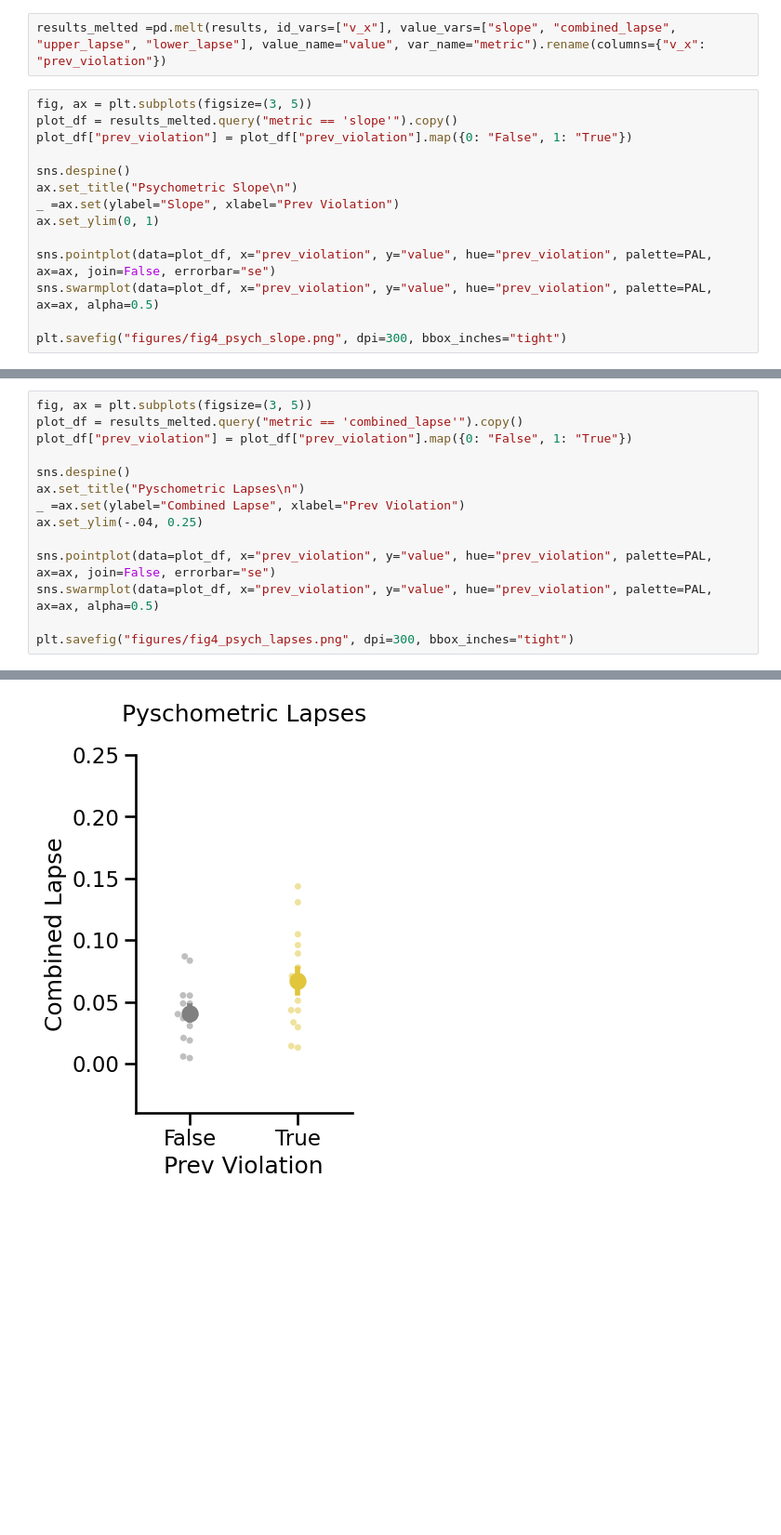
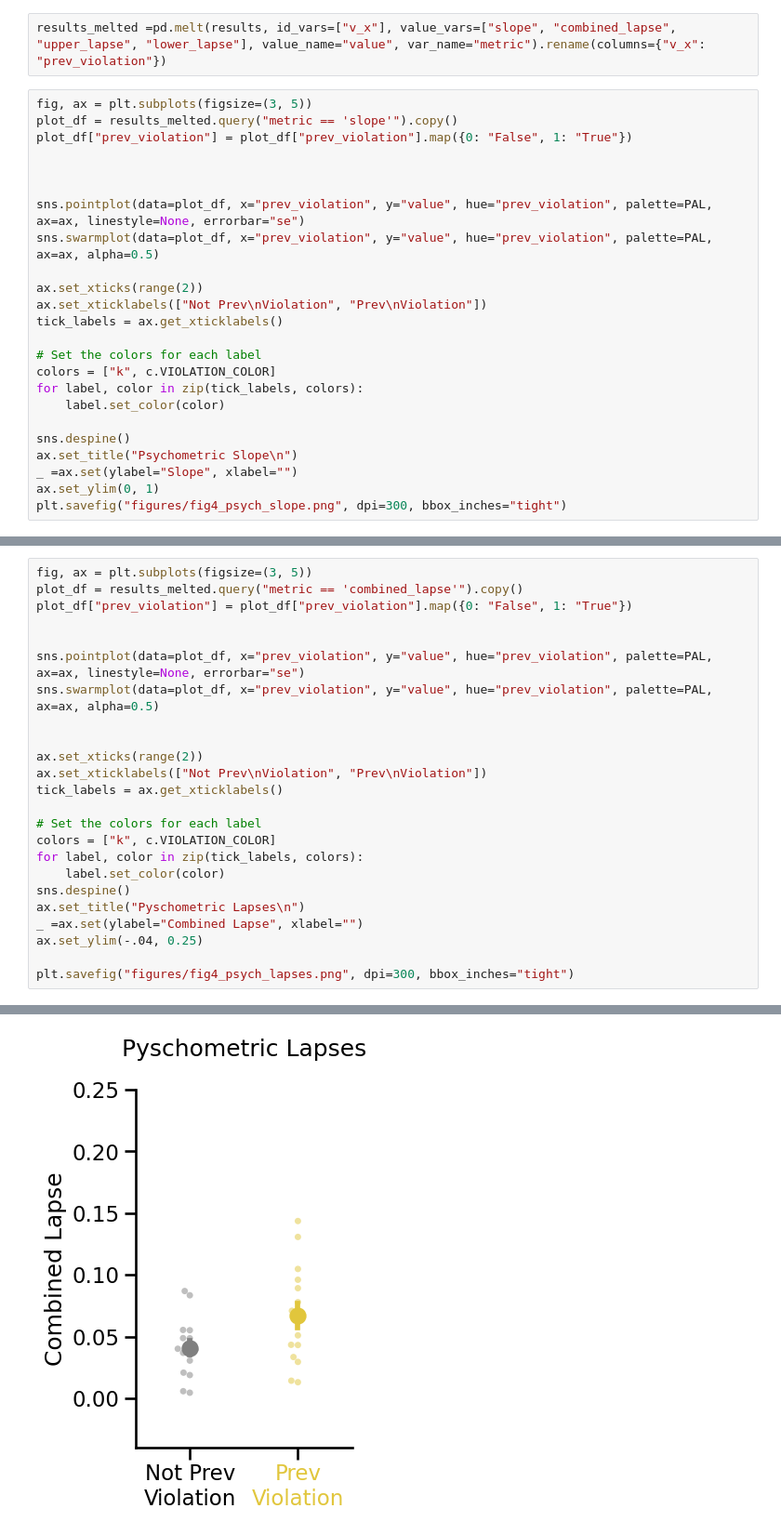
Before and after one commit to jess-breda/violations-multinomial, a Jupyter notebook: notebooks/thesis/@fig4_viol_stim_intrxs_multi.ipynb, the cells around one changed output, grey strips where cells are left out. Shown at 93% size. Drawn from its saved outputs; the diff is of its cells as text; blank space fills up the shorter version.

```diff
--- a/notebooks/thesis/@fig4_viol_stim_intrxs_multi.ipynb
+++ b/notebooks/thesis/@fig4_viol_stim_intrxs_multi.ipynb
@@ -269,13 +284,23 @@ fig, ax = plt.subplots(figsize=(3, 5))
 plot_df = results_melted.query("metric == 'slope'").copy()
 plot_df["prev_violation"] = plot_df["prev_violation"].map({0: "False", 1: "True"})
 
+
+
+sns.pointplot(data=plot_df, x="prev_violation", y="value", hue="prev_violation", palette=PAL, ax=ax, linestyle=None, errorbar="se")
+sns.swarmplot(data=plot_df, x="prev_violation", y="value", hue="prev_violation", palette=PAL, ax=ax, alpha=0.5)
+
+ax.set_xticks(range(2))
+ax.set_xticklabels(["Not Prev\nViolation", "Prev\nViolation"])
+tick_labels = ax.get_xticklabels()
+
+# Set the colors for each label
+colors = ["k", c.VIOLATION_COLOR]
+for label, color in zip(tick_labels, colors):
+    label.set_color(color)
+
 sns.despine()
 ax.set_title("Psychometric Slope\n")
-_ =ax.set(ylabel="Slope", xlabel="Prev Violation")
+_ =ax.set(ylabel="Slope", xlabel="")
 ax.set_ylim(0, 1)
-
-sns.pointplot(data=plot_df, x="prev_violation", y="value", hue="prev_violation", palette=PAL, ax=ax, join=False, errorbar="se")
-sns.swarmplot(data=plot_df, x="prev_violation", y="value", hue="prev_violation", palette=PAL, ax=ax, alpha=0.5)
-
 plt.savefig("figures/fig4_psych_slope.png", dpi=300, bbox_inches="tight")
 # %% [output]
@@ -288,13 +310,23 @@ fig, ax = plt.subplots(figsize=(3, 5))
 plot_df = results_melted.query("metric == 'combined_lapse'").copy()
 plot_df["prev_violation"] = plot_df["prev_violation"].map({0: "False", 1: "True"})
 
+
+sns.pointplot(data=plot_df, x="prev_violation", y="value", hue="prev_violation", palette=PAL, ax=ax, linestyle=None, errorbar="se")
+sns.swarmplot(data=plot_df, x="prev_violation", y="value", hue="prev_violation", palette=PAL, ax=ax, alpha=0.5)
+
+
+ax.set_xticks(range(2))
+ax.set_xticklabels(["Not Prev\nViolation", "Prev\nViolation"])
+tick_labels = ax.get_xticklabels()
+
+# Set the colors for each label
+colors = ["k", c.VIOLATION_COLOR]
+for label, color in zip(tick_labels, colors):
+    label.set_color(color)
 sns.despine()
 ax.set_title("Pyschometric Lapses\n")
-_ =ax.set(ylabel="Combined Lapse", xlabel="Prev Violation")
+_ =ax.set(ylabel="Combined Lapse", xlabel="")
 ax.set_ylim(-.04, 0.25)
 
-sns.pointplot(data=plot_df, x="prev_violation", y="value", hue="prev_violation", palette=PAL, ax=ax, join=False, errorbar="se")
-sns.swarmplot(data=plot_df, x="prev_violation", y="value", hue="prev_violation", palette=PAL, ax=ax, alpha=0.5)
-
 plt.savefig("figures/fig4_psych_lapses.png", dpi=300, bbox_inches="tight")
 # %% [output]
@@ -304 +333 @@ The `join` parameter is deprecated and will be removed in v0.15.0. You can remov
-[figure, old version]
+[figure, new version]
```
Also changed, not shown: parts of 34 cells of this notebook, 10 other files.
